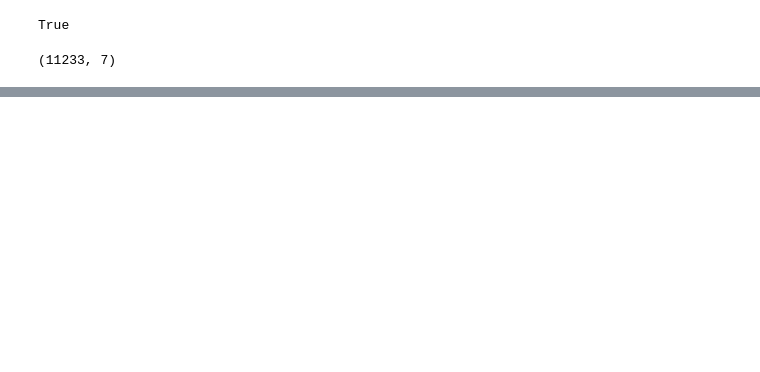
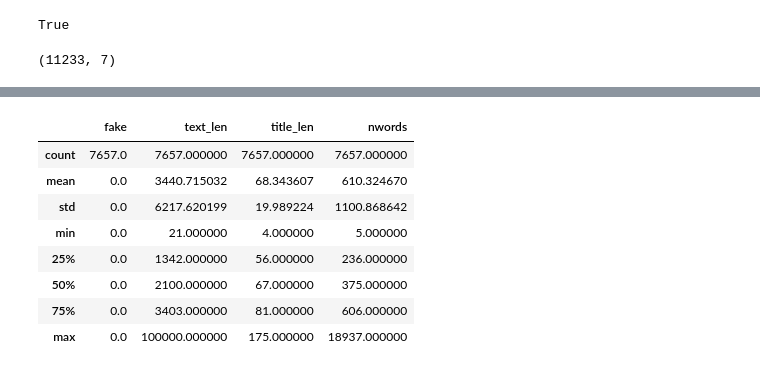
Before and after one commit to kbank1/fake_news, a Jupyter notebook: notebooks/notebook_KB.ipynb, the cells around one changed output, grey strips where cells are left out. Saved outputs shown, nothing was run; the diff lists cells and outputs as text; code cells hidden in the pictures; blank space fills up the shorter version.

```diff
--- a/notebooks/notebook_KB.ipynb
+++ b/notebooks/notebook_KB.ipynb
@@ -352,0 +370,12 @@ data.head()
+# %%
+real.describe()
+# %% [output]
+|  | fake | text_len | title_len | nwords |
+| count | 7657.0 | 7657.000000 | 7657.000000 | 7657.000000 |
+| mean | 0.0 | 3440.715032 | 68.343607 | 610.324670 |
+| std | 0.0 | 6217.620199 | 19.989224 | 1100.868642 |
+| min | 0.0 | 21.000000 | 4.000000 | 5.000000 |
+| 25% | 0.0 | 1342.000000 | 56.000000 | 236.000000 |
+| 50% | 0.0 | 2100.000000 | 67.000000 | 375.000000 |
+| 75% | 0.0 | 3403.000000 | 81.000000 | 606.000000 |
+| max | 0.0 | 100000.000000 | 175.000000 | 18937.000000 |
```
Also changed, not shown: parts of 14 cells of this notebook.
